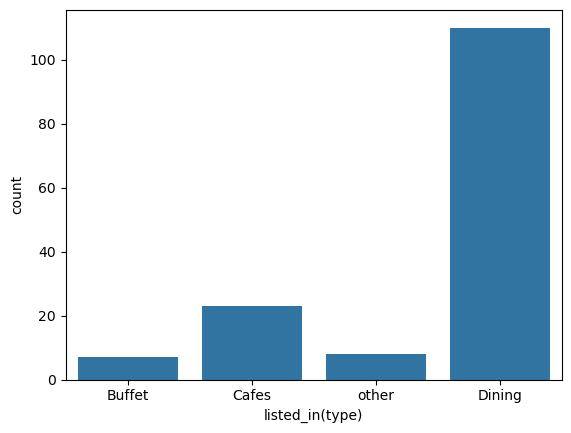
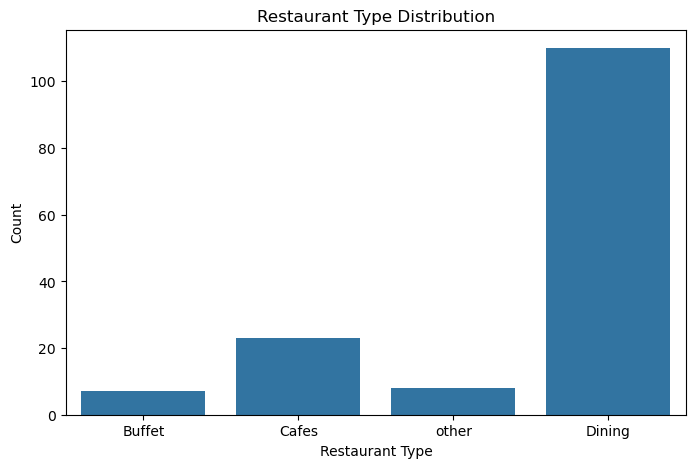
Code edit (unified diff) that turned the first committed figure into the second:
--- before
+++ after
@@ -1,5 +1,12 @@
+plt.figure(figsize=(8,5))
+
 sns.countplot(
     data=df,
     x='listed_in(type)'
 )
+
+plt.title("Restaurant Type Distribution")
+plt.xlabel("Restaurant Type")
+plt.ylabel("Count")
+
 plt.show()

Commit: Update EDA_Zomato_Dataset.ipynb